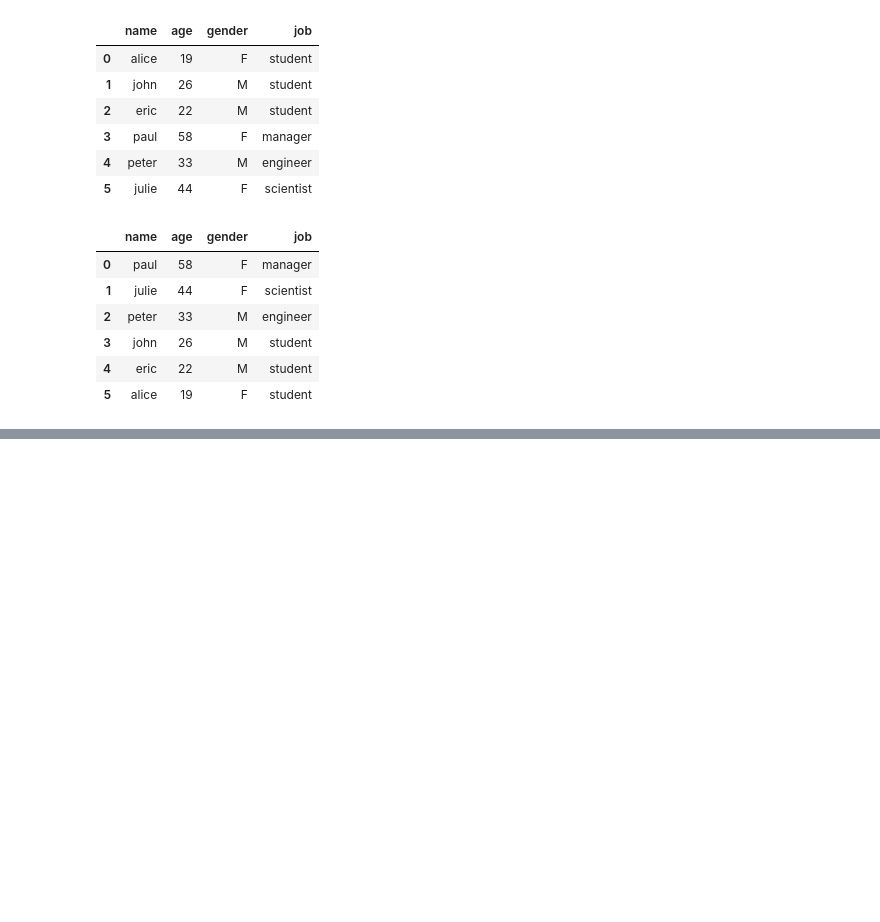
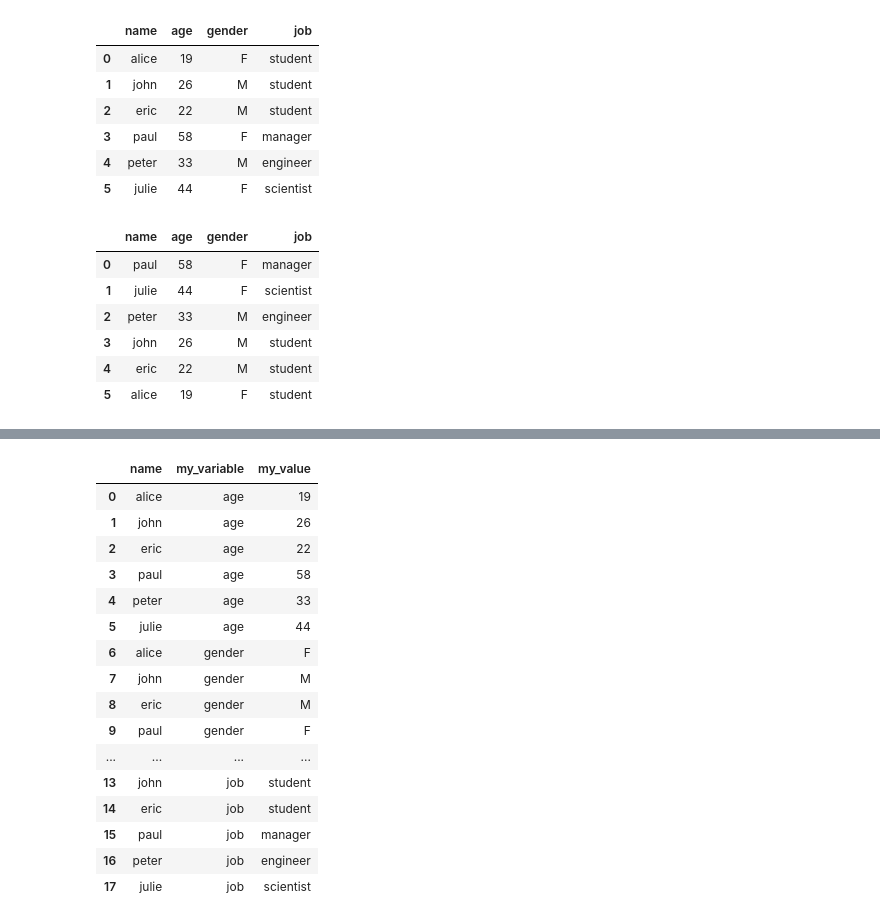
Before and after one commit to toarnabtrainer/AEC_ML_With_Python_August_2024, a Jupyter notebook: Pandas.ipynb, the cells around one changed output, grey strips where cells are left out. Saved outputs shown, nothing was run; the diff lists cells and outputs as text; code cells hidden in the pictures; blank space fills up the shorter version.

```diff
--- a/Pandas.ipynb
+++ b/Pandas.ipynb
@@ -903,0 +918,22 @@ Index([3, 5, 4, 1, 2, 0], dtype='int64')
+# %%
+# performing the unpivot operation: wide format to long format
+stacked = pd.melt(users, id_vars='name', var_name="my_variable", value_name='my_value')
+stacked
+# %% [output]
+|  | name | my_variable | my_value |
+| 0 | alice | age | 19 |
+| 1 | john | age | 26 |
+| 2 | eric | age | 22 |
+| 3 | paul | age | 58 |
+| 4 | peter | age | 33 |
+| 5 | julie | age | 44 |
+| 6 | alice | gender | F |
+| 7 | john | gender | M |
+| 8 | eric | gender | M |
+| 9 | paul | gender | F |
+| ... | ... | ... | ... |
+| 13 | john | job | student |
+| 14 | eric | job | student |
+| 15 | paul | job | manager |
+| 16 | peter | job | engineer |
+| 17 | julie | job | scientist |
```
Also changed, not shown: parts of 6 cells of this notebook.
